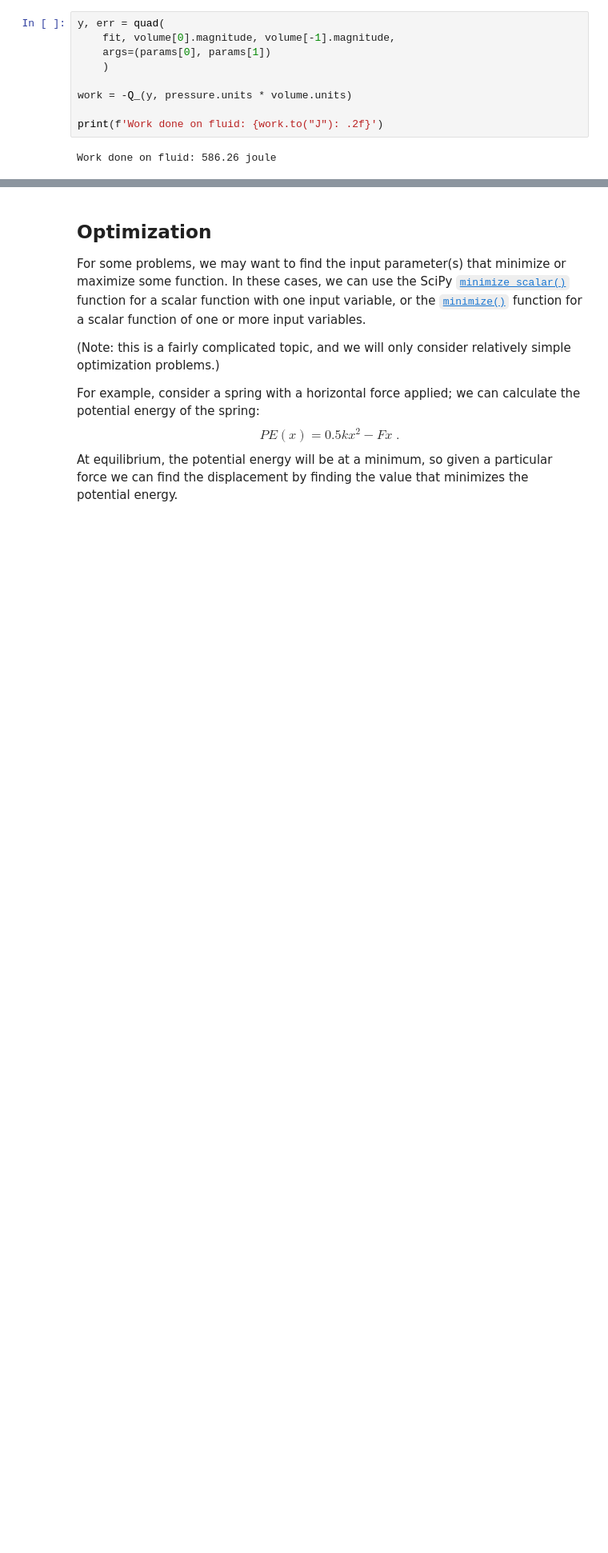
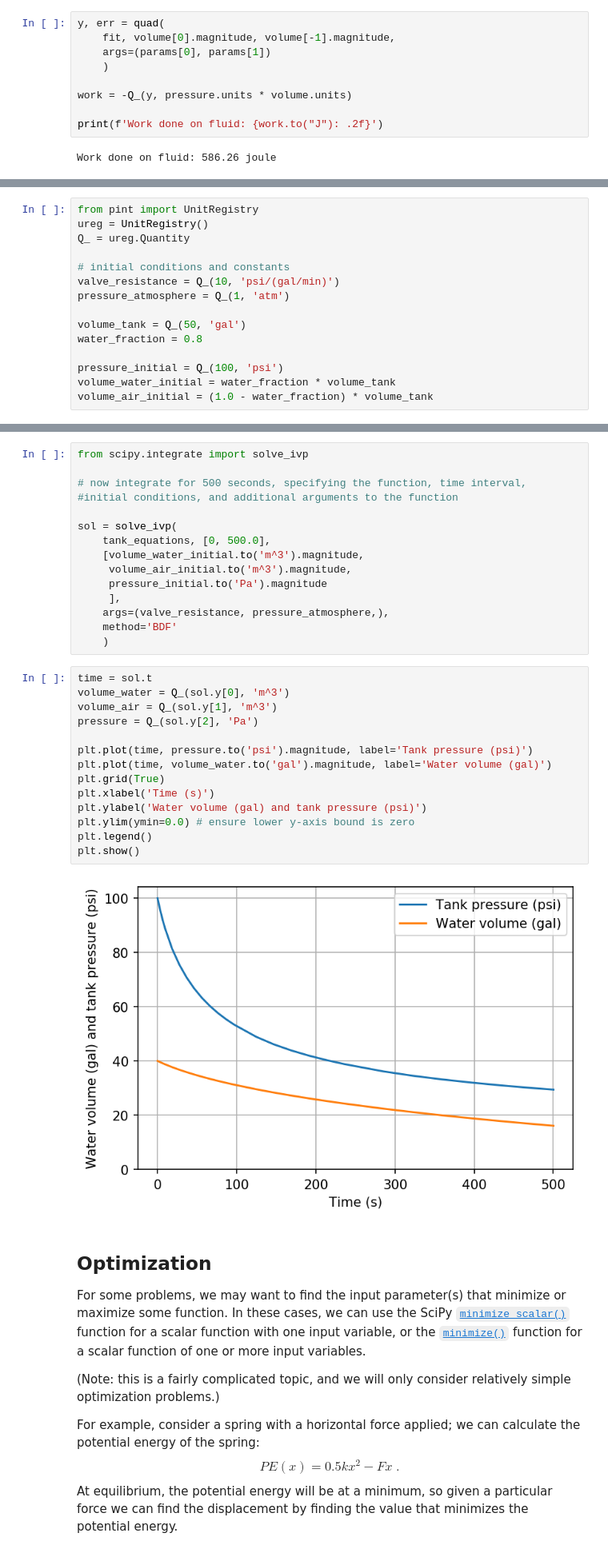
Before and after one commit to kyleniemeyer/computational-thermo, a Jupyter notebook: content/using-scipy.ipynb, the cells around one changed output, grey strips where cells are left out. Shown: that part at 80% size. Drawn from its saved outputs; the diff is of its cells as text; blank space fills up the shorter version.

Commit message:
finished scipy module

```diff
--- a/content/using-scipy.ipynb
+++ b/content/using-scipy.ipynb
@@ -278,0 +313,15 @@ where $\mathbf{y}$ is the vector of state variables, for which we should have th
+# %%
+from pint import UnitRegistry
+ureg = UnitRegistry()
+Q_ = ureg.Quantity
+
+# initial conditions and constants
+valve_resistance = Q_(10, 'psi/(gal/min)')
+pressure_atmosphere = Q_(1, 'atm')
+
+volume_tank = Q_(50, 'gal')
+water_fraction = 0.8
+
+pressure_initial = Q_(100, 'psi')
+volume_water_initial = water_fraction * volume_tank
+volume_air_initial = (1.0 - water_fraction) * volume_tank
@@ -279,3 +349,34 @@ where $\mathbf{y}$ is the vector of state variables, for which we should have th
+# %%
+from scipy.integrate import solve_ivp
+
+# now integrate for 500 seconds, specifying the function, time interval,
+#initial conditions, and additional arguments to the function
+
+sol = solve_ivp(
+    tank_equations, [0, 500.0],
+    [volume_water_initial.to('m^3').magnitude,
+     volume_air_initial.to('m^3').magnitude,
+     pressure_initial.to('Pa').magnitude
+     ],
+    args=(valve_resistance, pressure_atmosphere,),
+    method='BDF'
+    )
+# %%
+time = sol.t
+volume_water = Q_(sol.y[0], 'm^3')
+volume_air = Q_(sol.y[1], 'm^3')
+pressure = Q_(sol.y[2], 'Pa')
+
+plt.plot(time, pressure.to('psi').magnitude, label='Tank pressure (psi)')
+plt.plot(time, volume_water.to('gal').magnitude, label='Water volume (gal)')
+plt.grid(True)
+plt.xlabel('Time (s)')
+plt.ylabel('Water volume (gal) and tank pressure (psi)')
+plt.ylim(ymin=0.0) # ensure lower y-axis bound is zero
+plt.legend()
+plt.show()
+# %% [output]
+[figure, added]
 # %% [markdown]
 ## Optimization
 
```
Also changed, not shown: parts of 8 cells of this notebook, 13 other files.
